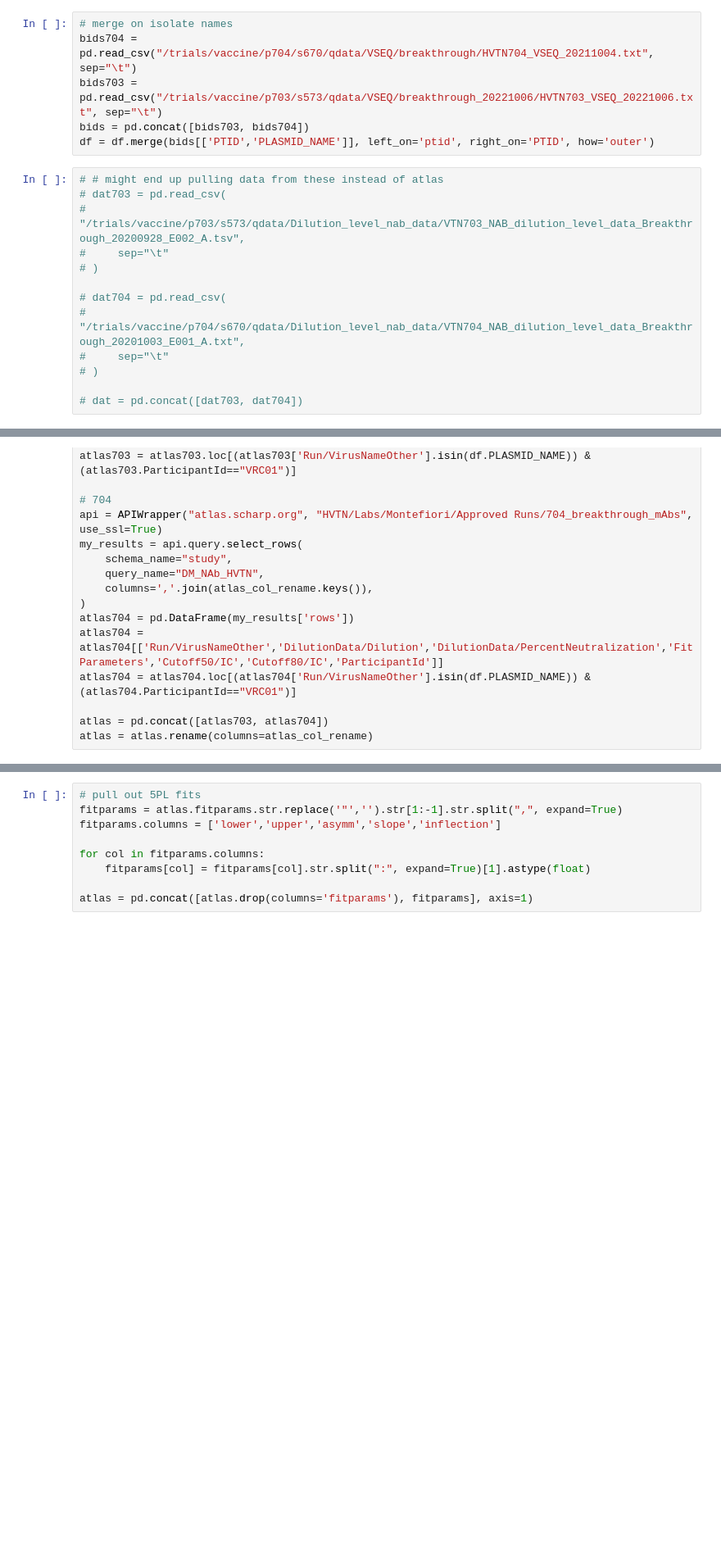
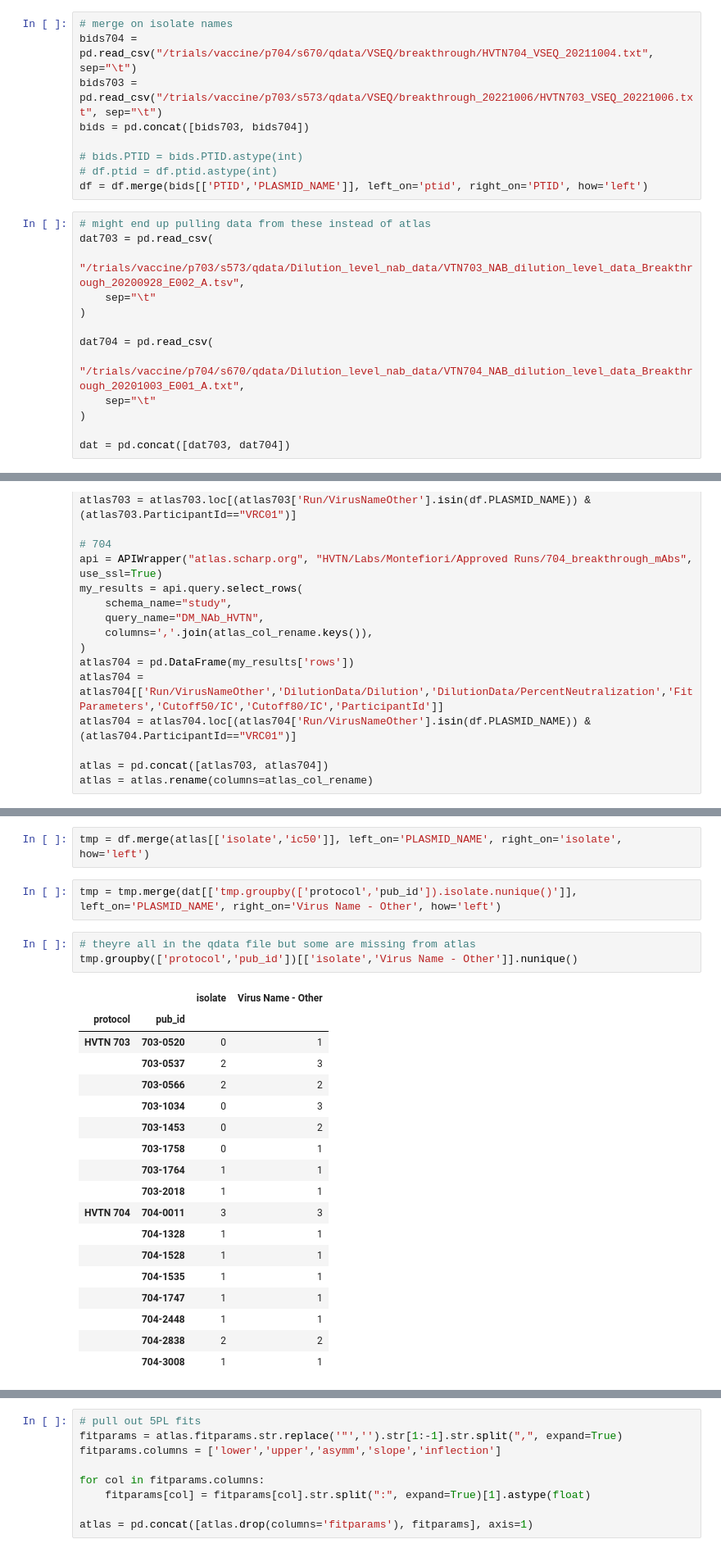
Before and after one commit to beatrixh/sdmc_adhoc, a Jupyter notebook: processing_misc/HVTN703_704/plots/AMP_sensitive_v_resistant_curves.ipynb, the cells around one changed output, grey strips where cells are left out. Shown at 82% size. Drawn from its saved outputs; the diff is of its cells as text; blank space fills up the shorter version.

```diff
--- a/processing_misc/HVTN703_704/plots/AMP_sensitive_v_resistant_curves.ipynb
+++ b/processing_misc/HVTN703_704/plots/AMP_sensitive_v_resistant_curves.ipynb
@@ -37,20 +57,23 @@ df = df.merge(pubids[['pub_id','ptid']], how='left')
 bids704 = pd.read_csv("/trials/vaccine/p704/s670/qdata/VSEQ/breakthrough/HVTN704_VSEQ_20211004.txt", sep="\t")
 bids703 = pd.read_csv("/trials/vaccine/p703/s573/qdata/VSEQ/breakthrough_20221006/HVTN703_VSEQ_20221006.txt", sep="\t")
 bids = pd.concat([bids703, bids704])
-df = df.merge(bids[['PTID','PLASMID_NAME']], left_on='ptid', right_on='PTID', how='outer')
+
+# bids.PTID = bids.PTID.astype(int)
+# df.ptid = df.ptid.astype(int)
+df = df.merge(bids[['PTID','PLASMID_NAME']], left_on='ptid', right_on='PTID', how='left')
 # %%
-# # might end up pulling data from these instead of atlas
-# dat703 = pd.read_csv(
-#     "/trials/vaccine/p703/s573/qdata/Dilution_level_nab_data/VTN703_NAB_dilution_level_data_Breakthrough_20200928_E002_A.tsv",
-#     sep="\t"
-# )
+# might end up pulling data from these instead of atlas
+dat703 = pd.read_csv(
+    "/trials/vaccine/p703/s573/qdata/Dilution_level_nab_data/VTN703_NAB_dilution_level_data_Breakthrough_20200928_E002_A.tsv",
+    sep="\t"
+)
 
-# dat704 = pd.read_csv(
-#     "/trials/vaccine/p704/s670/qdata/Dilution_level_nab_data/VTN704_NAB_dilution_level_data_Breakthrough_20201003_E001_A.txt",
-#     sep="\t"
-# )
+dat704 = pd.read_csv(
+    "/trials/vaccine/p704/s670/qdata/Dilution_level_nab_data/VTN704_NAB_dilution_level_data_Breakthrough_20201003_E001_A.txt",
+    sep="\t"
+)
 
-# dat = pd.concat([dat703, dat704])
+dat = pd.concat([dat703, dat704])
 # %%
 # column_rename = {
 #     'Run/VirusName':'virus_name',
@@ -116,0 +149,26 @@ atlas = atlas.rename(columns=atlas_col_rename)
+# %%
+tmp = df.merge(atlas[['isolate','ic50']], left_on='PLASMID_NAME', right_on='isolate', how='left')
+# %%
+tmp = tmp.merge(dat[['tmp.groupby(['protocol','pub_id']).isolate.nunique()']], left_on='PLASMID_NAME', right_on='Virus Name - Other', how='left')
+# %%
+# theyre all in the qdata file but some are missing from atlas
+tmp.groupby(['protocol','pub_id'])[['isolate','Virus Name - Other']].nunique()
+# %% [output]
+|  |  | isolate | Virus Name - Other |
+| protocol | pub_id |  |  |
+| HVTN 703 | 703-0520 | 0 | 1 |
+|  | 703-0537 | 2 | 3 |
+|  | 703-0566 | 2 | 2 |
+|  | 703-1034 | 0 | 3 |
+|  | 703-1453 | 0 | 2 |
+|  | 703-1758 | 0 | 1 |
+|  | 703-1764 | 1 | 1 |
+|  | 703-2018 | 1 | 1 |
+| HVTN 704 | 704-0011 | 3 | 3 |
+|  | 704-1328 | 1 | 1 |
+|  | 704-1528 | 1 | 1 |
+|  | 704-1535 | 1 | 1 |
+|  | 704-1747 | 1 | 1 |
+|  | 704-2448 | 1 | 1 |
+|  | 704-2838 | 2 | 2 |
+|  | 704-3008 | 1 | 1 |
```
Also changed, not shown: parts of 3 cells of this notebook.
